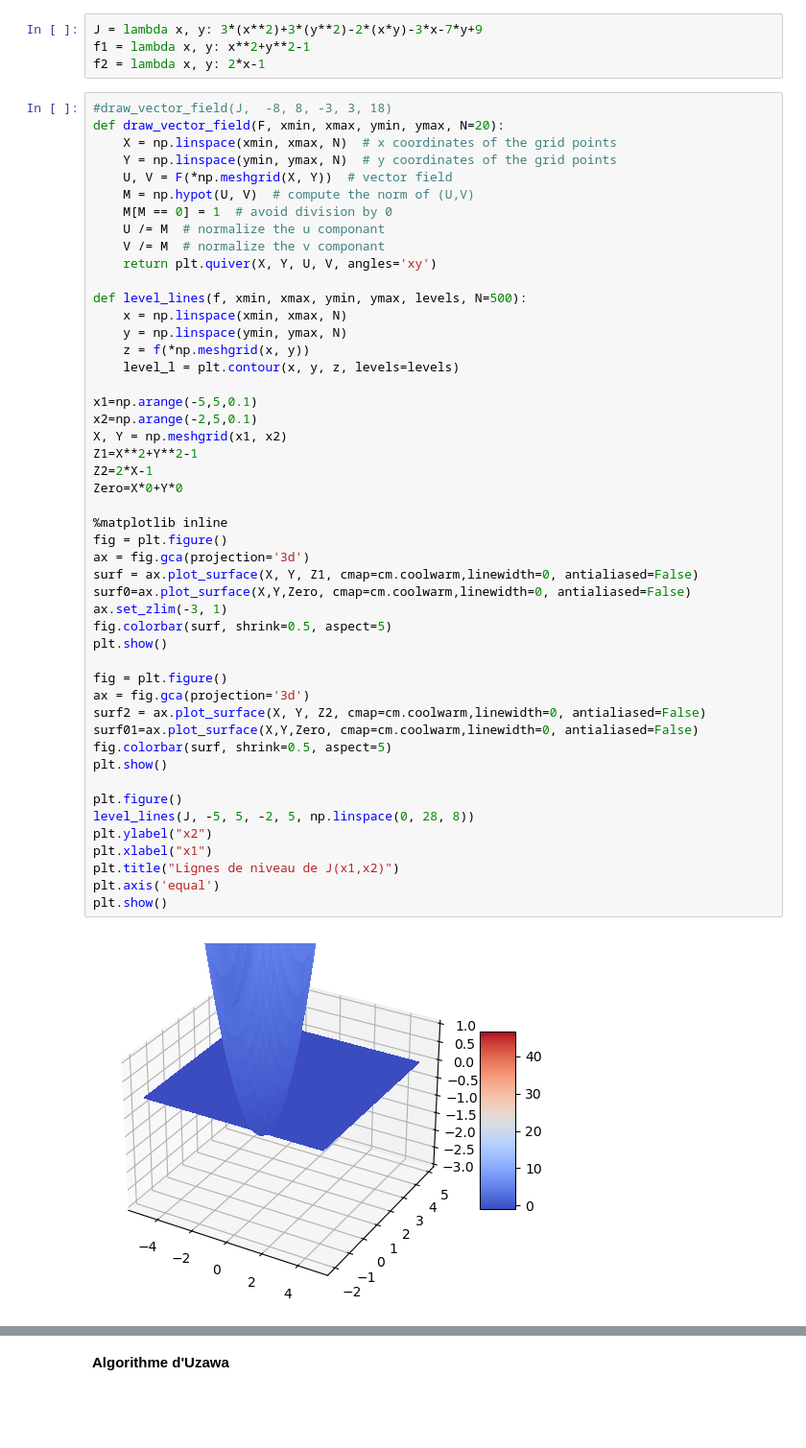
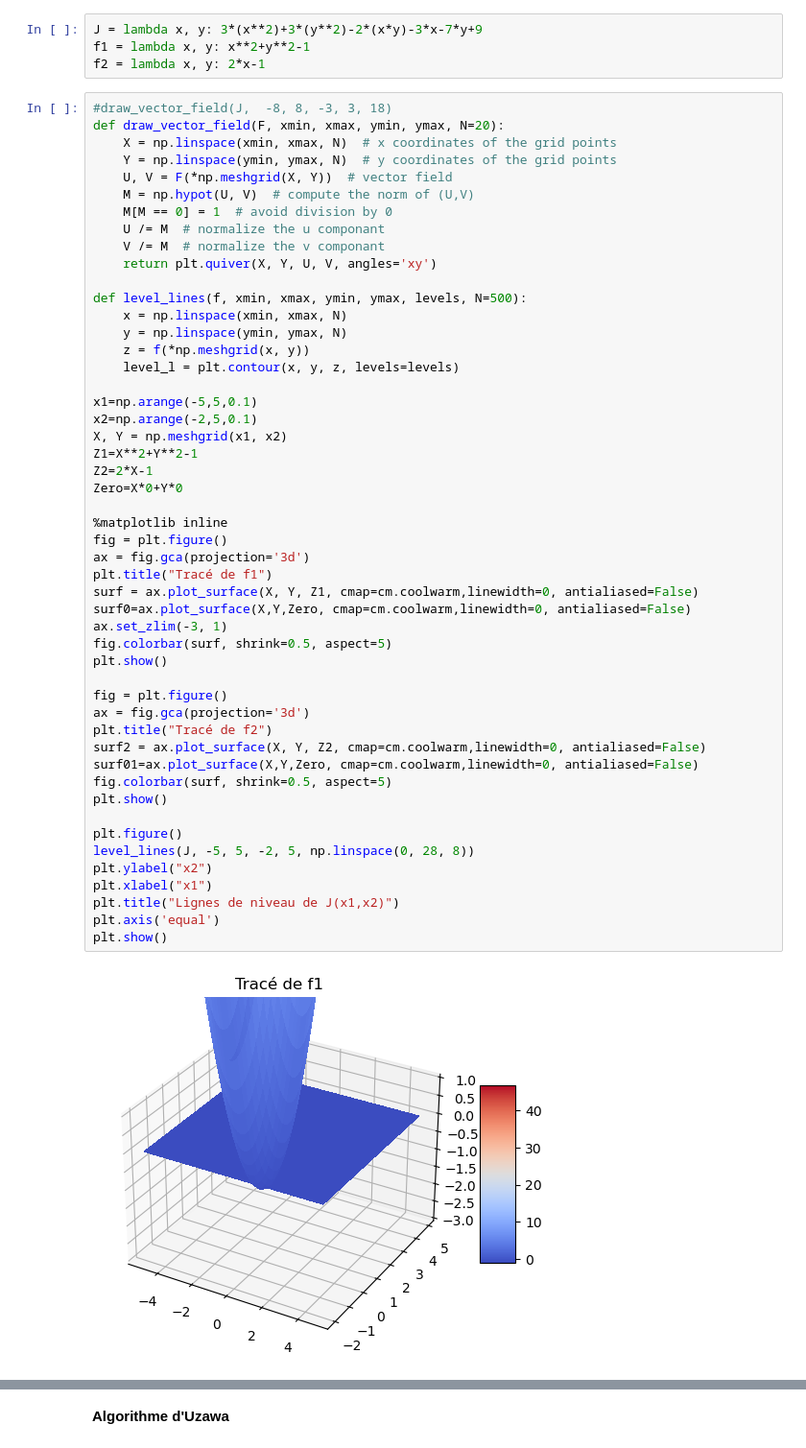
Before and after one commit to VictorCilleros/Methode_Uzawa_Optimisation, a Jupyter notebook: dsProject/methode_Uzawa.ipynb, the cells around one changed output, grey strips where cells are left out. Shown at 96% size. Saved outputs shown, nothing was run; the diff lists cells and outputs as text; blank space fills up the shorter version.

```diff
--- a/dsProject/methode_Uzawa.ipynb
+++ b/dsProject/methode_Uzawa.ipynb
@@ -41,31 +41,33 @@ x1=np.arange(-5,5,0.1)
 x2=np.arange(-2,5,0.1)
 X, Y = np.meshgrid(x1, x2)
 Z1=X**2+Y**2-1
 Z2=2*X-1
 Zero=X*0+Y*0
 
 %matplotlib inline
 fig = plt.figure()
 ax = fig.gca(projection='3d')
+plt.title("Tracé de f1")
 surf = ax.plot_surface(X, Y, Z1, cmap=cm.coolwarm,linewidth=0, antialiased=False)
 surf0=ax.plot_surface(X,Y,Zero, cmap=cm.coolwarm,linewidth=0, antialiased=False)
 ax.set_zlim(-3, 1)
 fig.colorbar(surf, shrink=0.5, aspect=5)
 plt.show()
 
 fig = plt.figure()
 ax = fig.gca(projection='3d')
+plt.title("Tracé de f2")
 surf2 = ax.plot_surface(X, Y, Z2, cmap=cm.coolwarm,linewidth=0, antialiased=False)
 surf01=ax.plot_surface(X,Y,Zero, cmap=cm.coolwarm,linewidth=0, antialiased=False)
 fig.colorbar(surf, shrink=0.5, aspect=5)
 plt.show()
 
 plt.figure()
 level_lines(J, -5, 5, -2, 5, np.linspace(0, 28, 8))
 plt.ylabel("x2")
 plt.xlabel("x1")
 plt.title("Lignes de niveau de J(x1,x2)")
 plt.axis('equal')
 plt.show()
 # %% [output]
-[figure, old version]
+[figure, new version]
```
Also changed, not shown: parts of 2 cells of this notebook.
